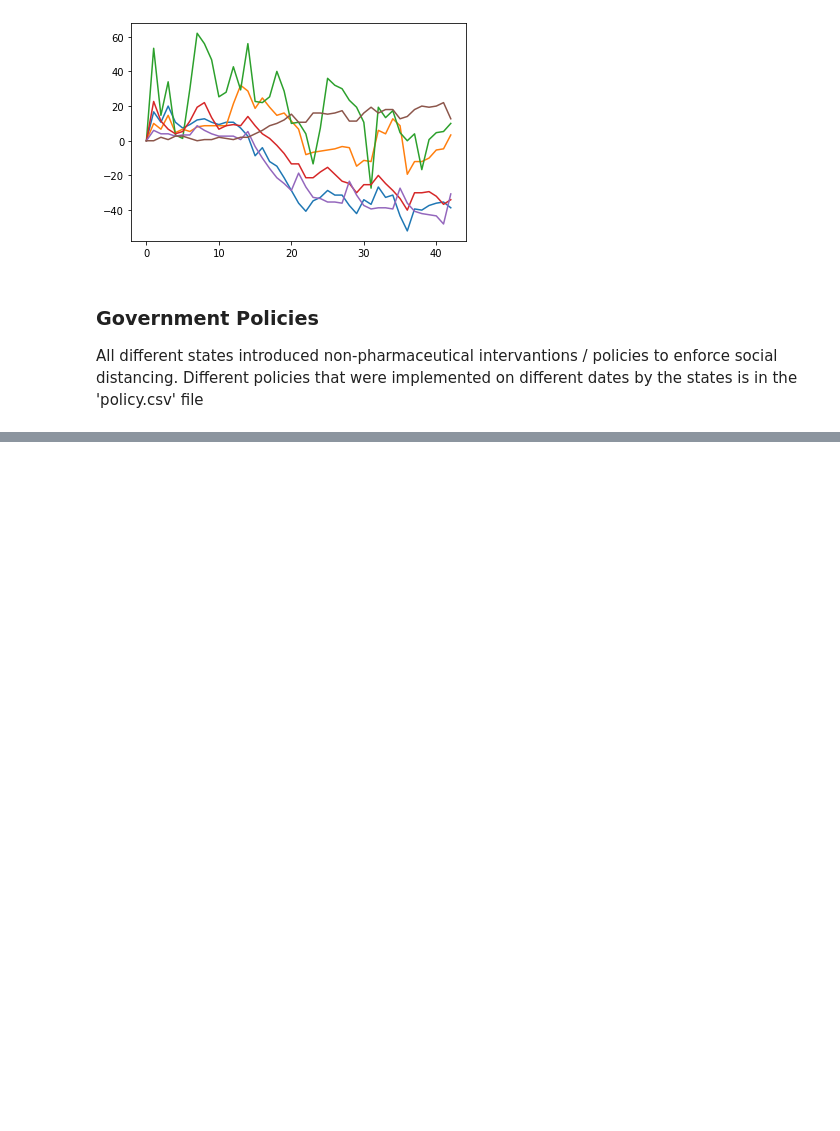
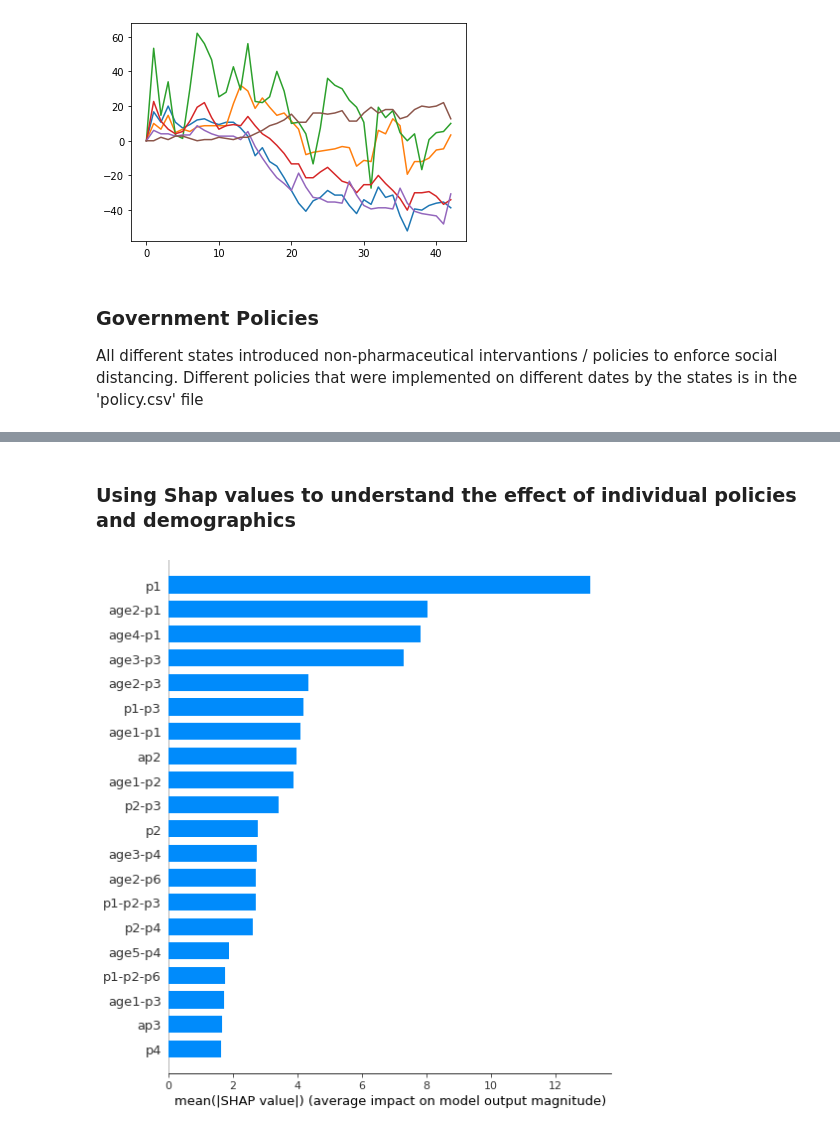
Before and after one commit to ashutoshnayakIE/COVID_data, a Jupyter notebook: Govt Policies and Community Mobility.ipynb, the cells around one changed output, grey strips where cells are left out. Saved outputs shown, nothing was run; the diff lists cells and outputs as text; code cells hidden in the pictures; blank space fills up the shorter version.

```diff
--- a/Govt Policies and Community Mobility.ipynb
+++ b/Govt Policies and Community Mobility.ipynb
@@ -115,0 +233,7 @@ All different states introduced non-pharmaceutical intervantions / policies to e
+# %% [markdown]
+<h3>Using Shap values to understand the effect of individual policies and demographics</h3>
+# %%
+shap_values = shap.LinearExplainer(lasso,x).shap_values(x)
+shap.summary_plot(shap_values, x, plot_type="bar")
+# %% [output]
+[figure, added]
```
Also changed, not shown: parts of 10 cells of this notebook, 4 other files.
